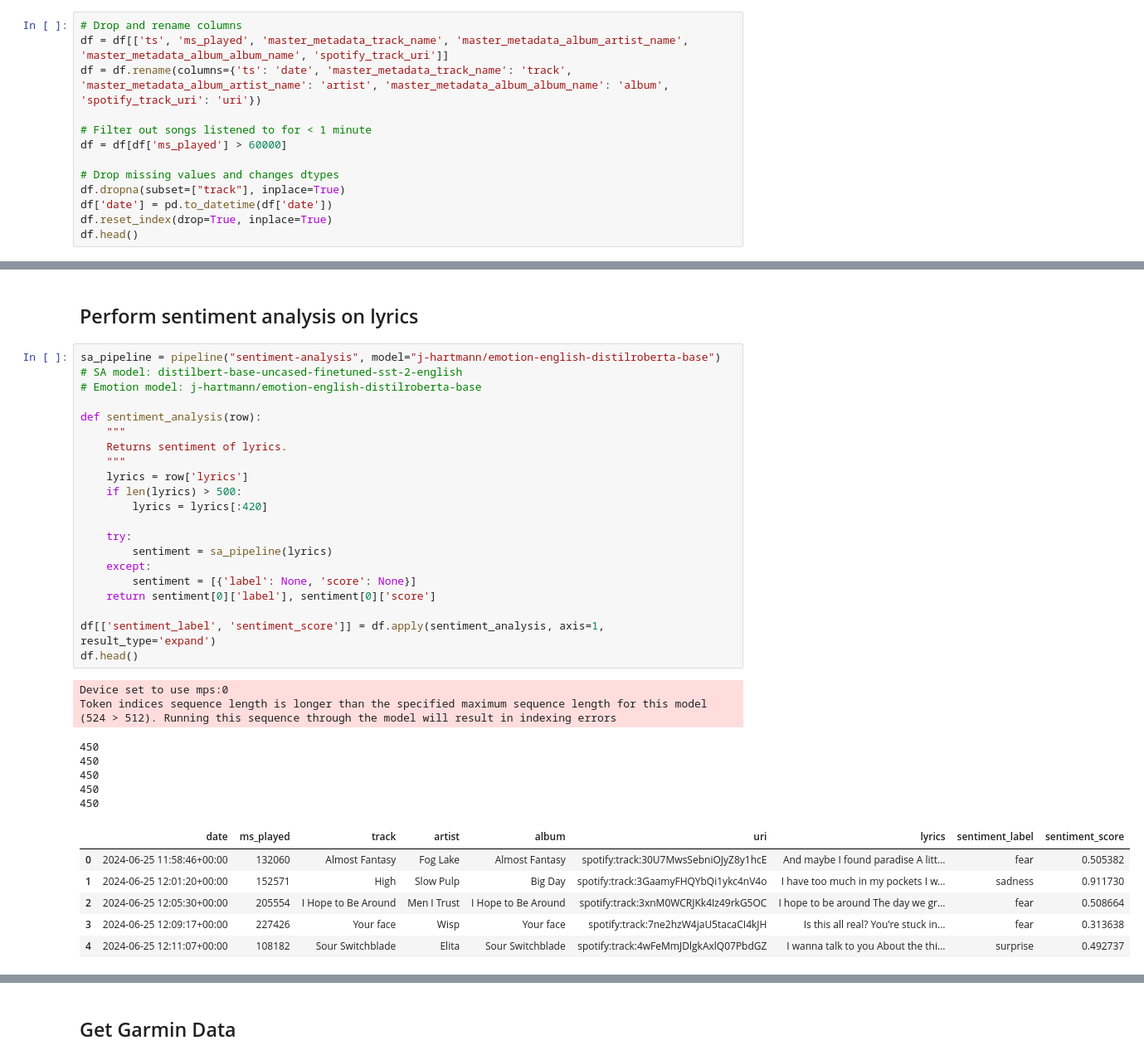
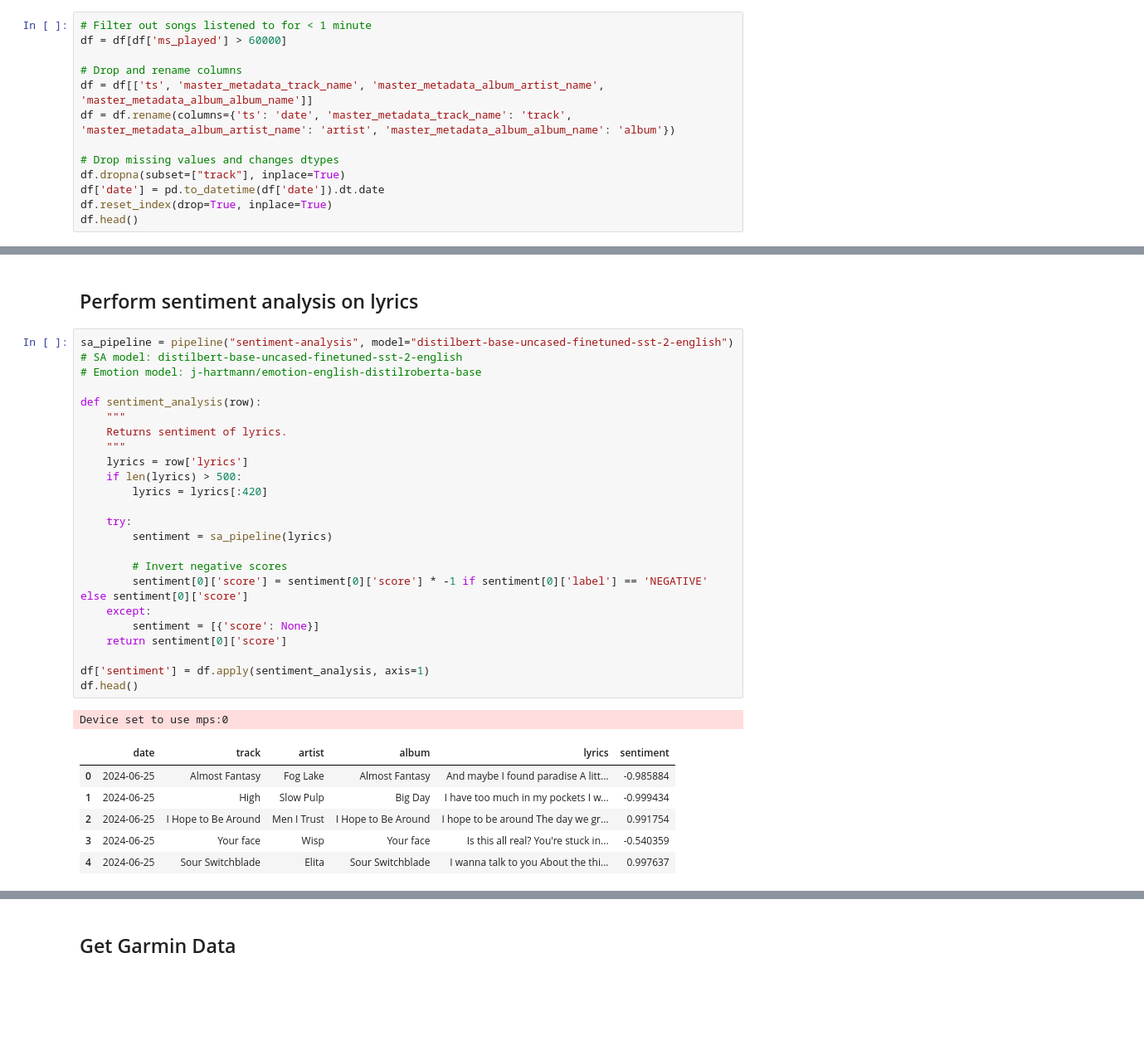
Before and after one commit to liammaguire1/garmin-spotify-analysis, a Jupyter notebook: vibes.ipynb, the cells around one changed output, grey strips where cells are left out. Shown at 83% size. Cells and saved outputs as stored; diff of their text form; blank space fills up the shorter version.

```diff
--- a/vibes.ipynb
+++ b/vibes.ipynb
@@ -37,16 +39,16 @@ df.head()
 # %% [markdown]
 ## Drop, rename, and changes dtypes
 # %%
-# Drop and rename columns
-df = df[['ts', 'ms_played', 'master_metadata_track_name', 'master_metadata_album_artist_name', 'master_metadata_album_album_name', 'spotify_track_uri']]
-df = df.rename(columns={'ts': 'date', 'master_metadata_track_name': 'track', 'master_metadata_album_artist_name': 'artist', 'master_metadata_album_album_name': 'album', 'spotify_track_uri': 'uri'})
-
 # Filter out songs listened to for < 1 minute
 df = df[df['ms_played'] > 60000]
 
+# Drop and rename columns
+df = df[['ts', 'master_metadata_track_name', 'master_metadata_album_artist_name', 'master_metadata_album_album_name']]
+df = df.rename(columns={'ts': 'date', 'master_metadata_track_name': 'track', 'master_metadata_album_artist_name': 'artist', 'master_metadata_album_album_name': 'album'})
+
 # Drop missing values and changes dtypes
 df.dropna(subset=["track"], inplace=True)
-df['date'] = pd.to_datetime(df['date'])
+df['date'] = pd.to_datetime(df['date']).dt.date
 df.reset_index(drop=True, inplace=True)
 df.head()
 # %% [output]
@@ -132,37 +134,34 @@ df.head()
 # %% [markdown]
 ## Perform sentiment analysis on lyrics
 # %%
-sa_pipeline = pipeline("sentiment-analysis", model="j-hartmann/emotion-english-distilroberta-base")
+sa_pipeline = pipeline("sentiment-analysis", model="distilbert-base-uncased-finetuned-sst-2-english")
 # SA model: distilbert-base-uncased-finetuned-sst-2-english
 # Emotion model: j-hartmann/emotion-english-distilroberta-base
 
 def sentiment_analysis(row):
     """
     Returns sentiment of lyrics.
     """
     lyrics = row['lyrics']
     if len(lyrics) > 500:
         lyrics = lyrics[:420]
 
     try:
         sentiment = sa_pipeline(lyrics)
+
+        # Invert negative scores
+        sentiment[0]['score'] = sentiment[0]['score'] * -1 if sentiment[0]['label'] == 'NEGATIVE' else sentiment[0]['score']
     except:
-        sentiment = [{'label': None, 'score': None}]
-    return sentiment[0]['label'], sentiment[0]['score']
+        sentiment = [{'score': None}]
+    return sentiment[0]['score']
 
-df[['sentiment_label', 'sentiment_score']] = df.apply(sentiment_analysis, axis=1, result_type='expand')
+df['sentiment'] = df.apply(sentiment_analysis, axis=1)
 df.head()
 # %% [output]
 Device set to use mps:0
-Token indices sequence length is longer than the specified maximum sequence length for this model (524 > 512). Running this sequence through the model will result in indexing errors
-450
-450
-450
-450
-450
-|  | date | ms_played | track | artist | album | uri | lyrics | sentiment_label | sentiment_score |
-| 0 | 2024-06-25 11:58:46+00:00 | 132060 | Almost Fantasy | Fog Lake | Almost Fantasy | spotify:track:30U7MwsSebniOJyZ8y1hcE | And maybe I found paradise A litt... | fear | 0.505382 |
-| 1 | 2024-06-25 12:01:20+00:00 | 152571 | High | Slow Pulp | Big Day | spotify:track:3GaamyFHQYbQi1ykc4nV4o | I have too much in my pockets I w... | sadness | 0.911730 |
-| 2 | 2024-06-25 12:05:30+00:00 | 205554 | I Hope to Be Around | Men I Trust | I Hope to Be Around | spotify:track:3xnM0WCRJKk4Iz49rkG5OC | I hope to be around The day we gr... | fear | 0.508664 |
-| 3 | 2024-06-25 12:09:17+00:00 | 227426 | Your face | Wisp | Your face | spotify:track:7ne2hzW4jaU5tacaCI4kJH | Is this all real? You're stuck in... | fear | 0.313638 |
-| 4 | 2024-06-25 12:11:07+00:00 | 108182 | Sour Switchblade | Elita | Sour Switchblade | spotify:track:4wFeMmJDlgkAxlQ07PbdGZ | I wanna talk to you About the thi... | surprise | 0.492737 |
+|  | date | track | artist | album | lyrics | sentiment |
+| 0 | 2024-06-25 | Almost Fantasy | Fog Lake | Almost Fantasy | And maybe I found paradise A litt... | -0.985884 |
+| 1 | 2024-06-25 | High | Slow Pulp | Big Day | I have too much in my pockets I w... | -0.999434 |
+| 2 | 2024-06-25 | I Hope to Be Around | Men I Trust | I Hope to Be Around | I hope to be around The day we gr... | 0.991754 |
+| 3 | 2024-06-25 | Your face | Wisp | Your face | Is this all real? You're stuck in... | -0.540359 |
+| 4 | 2024-06-25 | Sour Switchblade | Elita | Sour Switchblade | I wanna talk to you About the thi... | 0.997637 |
```
Also changed, not shown: parts of 17 cells of this notebook.
